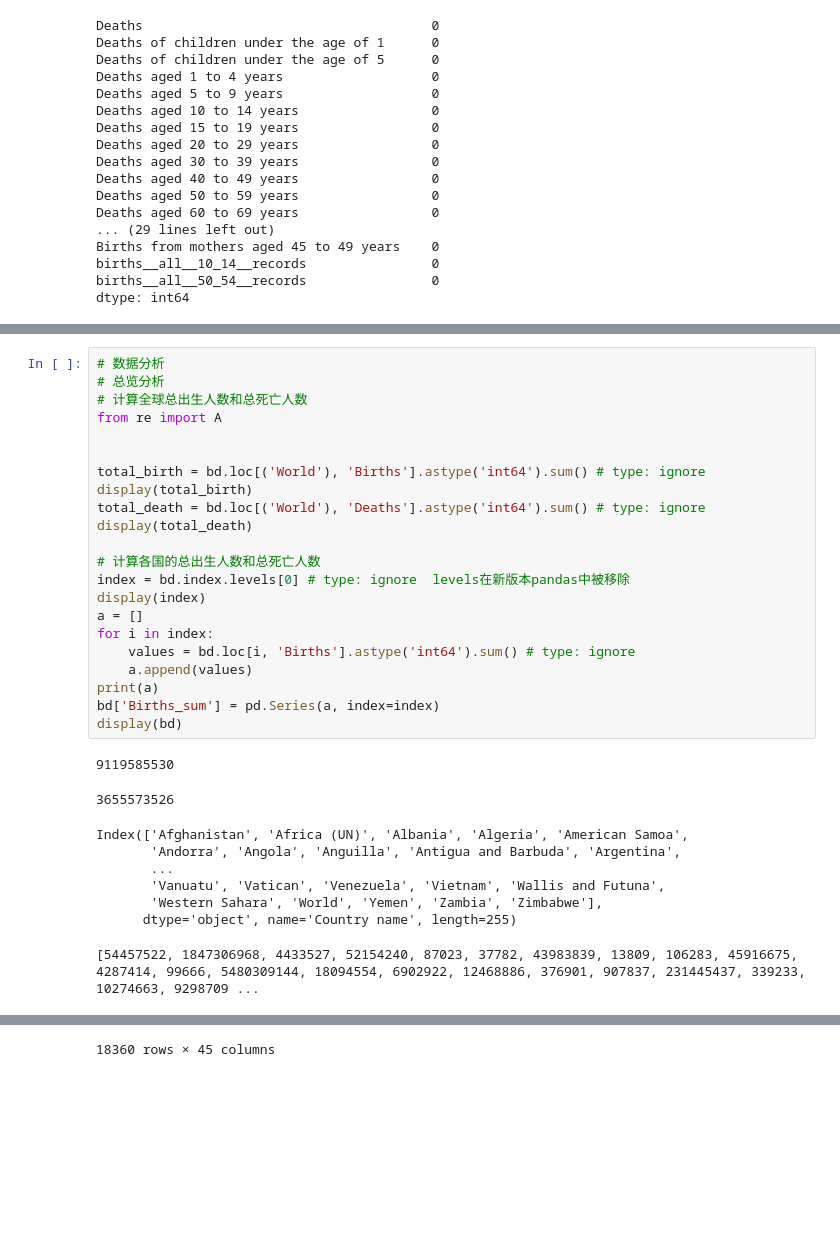
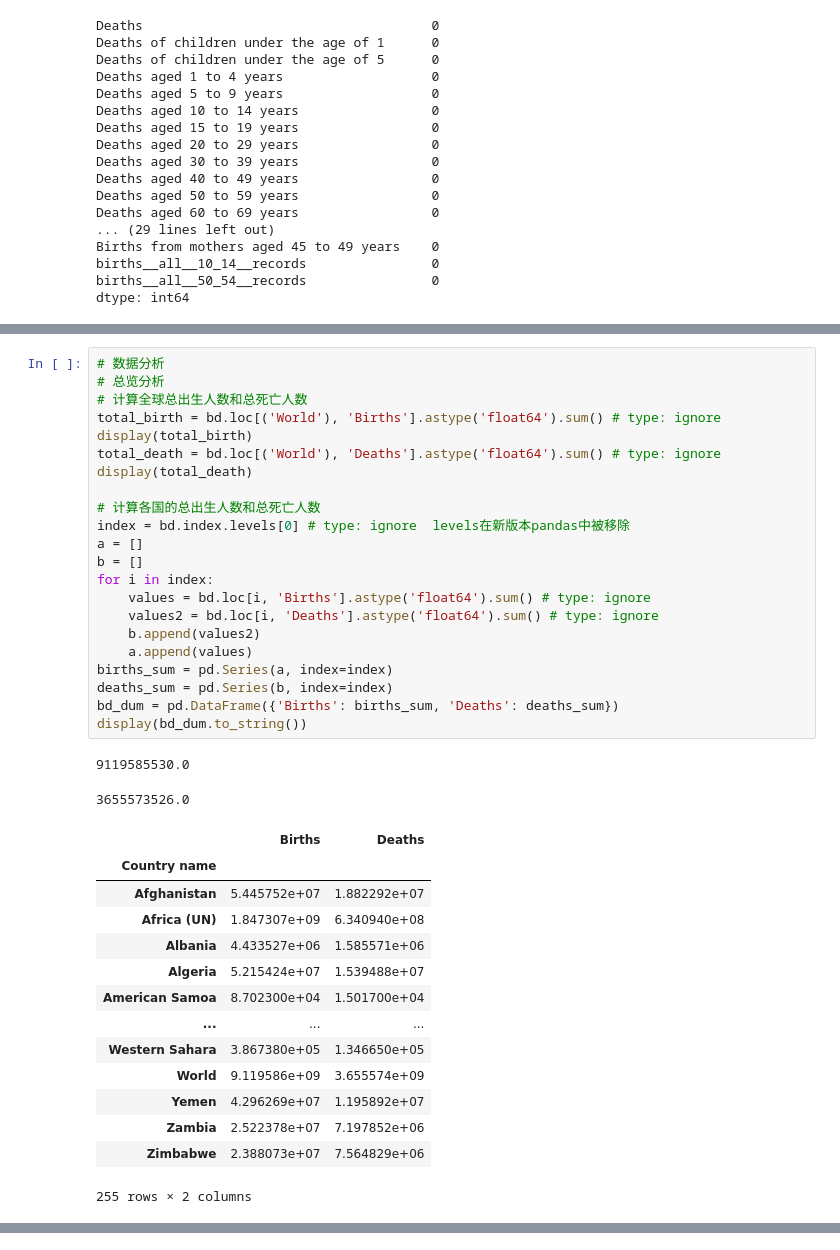
Before and after one commit to h3nng/pythonProject4, a Jupyter notebook: 1.ipynb, the cells around one changed output, grey strips where cells are left out. Saved outputs shown, nothing was run; the diff lists cells and outputs as text; blank space fills up the shorter version.

```diff
--- a/1.ipynb
+++ b/1.ipynb
@@ -79,32 +79,39 @@ display(bd.head())
 # %%
 # 数据分析
 # 总览分析
 # 计算全球总出生人数和总死亡人数
-from re import A
-
-
-total_birth = bd.loc[('World'), 'Births'].astype('int64').sum() # type: ignore
+total_birth = bd.loc[('World'), 'Births'].astype('float64').sum() # type: ignore
 display(total_birth)
-total_death = bd.loc[('World'), 'Deaths'].astype('int64').sum() # type: ignore
+total_death = bd.loc[('World'), 'Deaths'].astype('float64').sum() # type: ignore
 display(total_death)
 
 # 计算各国的总出生人数和总死亡人数
 index = bd.index.levels[0] # type: ignore  levels在新版本pandas中被移除
-display(index)
 a = []
+b = []
 for i in index:
-    values = bd.loc[i, 'Births'].astype('int64').sum() # type: ignore
+    values = bd.loc[i, 'Births'].astype('float64').sum() # type: ignore
+    values2 = bd.loc[i, 'Deaths'].astype('float64').sum() # type: ignore
+    b.append(values2)
     a.append(values)
-print(a)
-bd['Births_sum'] = pd.Series(a, index=index)
-display(bd)
+births_sum = pd.Series(a, index=index)
+deaths_sum = pd.Series(b, index=index)
+bd_dum = pd.DataFrame({'Births': births_sum, 'Deaths': deaths_sum})
+display(bd_dum.to_string())
 # %% [output]
-9119585530
+9119585530.0
-3655573526
+3655573526.0
+|  | Births | Deaths |
+| Country name |  |  |
+| Afghanistan | 5.445752e+07 | 1.882292e+07 |
+| Africa (UN) | 1.847307e+09 | 6.340940e+08 |
+| Albania | 4.433527e+06 | 1.585571e+06 |
+| Algeria | 5.215424e+07 | 1.539488e+07 |
+| American Samoa | 8.702300e+04 | 1.501700e+04 |
+| ... | ... | ... |
+| Western Sahara | 3.867380e+05 | 1.346650e+05 |
+| World | 9.119586e+09 | 3.655574e+09 |
+| Yemen | 4.296269e+07 | 1.195892e+07 |
+| Zambia | 2.522378e+07 | 7.197852e+06 |
+| Zimbabwe | 2.388073e+07 | 7.564829e+06 |
-Index(['Afghanistan', 'Africa (UN)', 'Albania', 'Algeria', 'American Samoa',
-       'Andorra', 'Angola', 'Anguilla', 'Antigua and Barbuda', 'Argentina',
-       ...
-       'Vanuatu', 'Vatican', 'Venezuela', 'Vietnam', 'Wallis and Futuna',
-       'Western Sahara', 'World', 'Yemen', 'Zambia', 'Zimbabwe'],
-      dtype='object', name='Country name', length=255)
+255 rows × 2 columns
-[54457522, 1847306968, 4433527, 52154240, 87023, 37782, 43983839, 13809, 106283, 45916675, 4287414, 99666, 5480309144, 18094554, 6902922, 12468886, 376901, 907837, 231445437, 339233, 10274663, 9298709 ...
@@ -124 +117,0 @@ Index(['Afghanistan', 'Africa (UN)', 'Albania', 'Algeria', 'American Samoa',
-18360 rows × 45 columns
```
Also changed, not shown: parts of 1 cell of this notebook.
